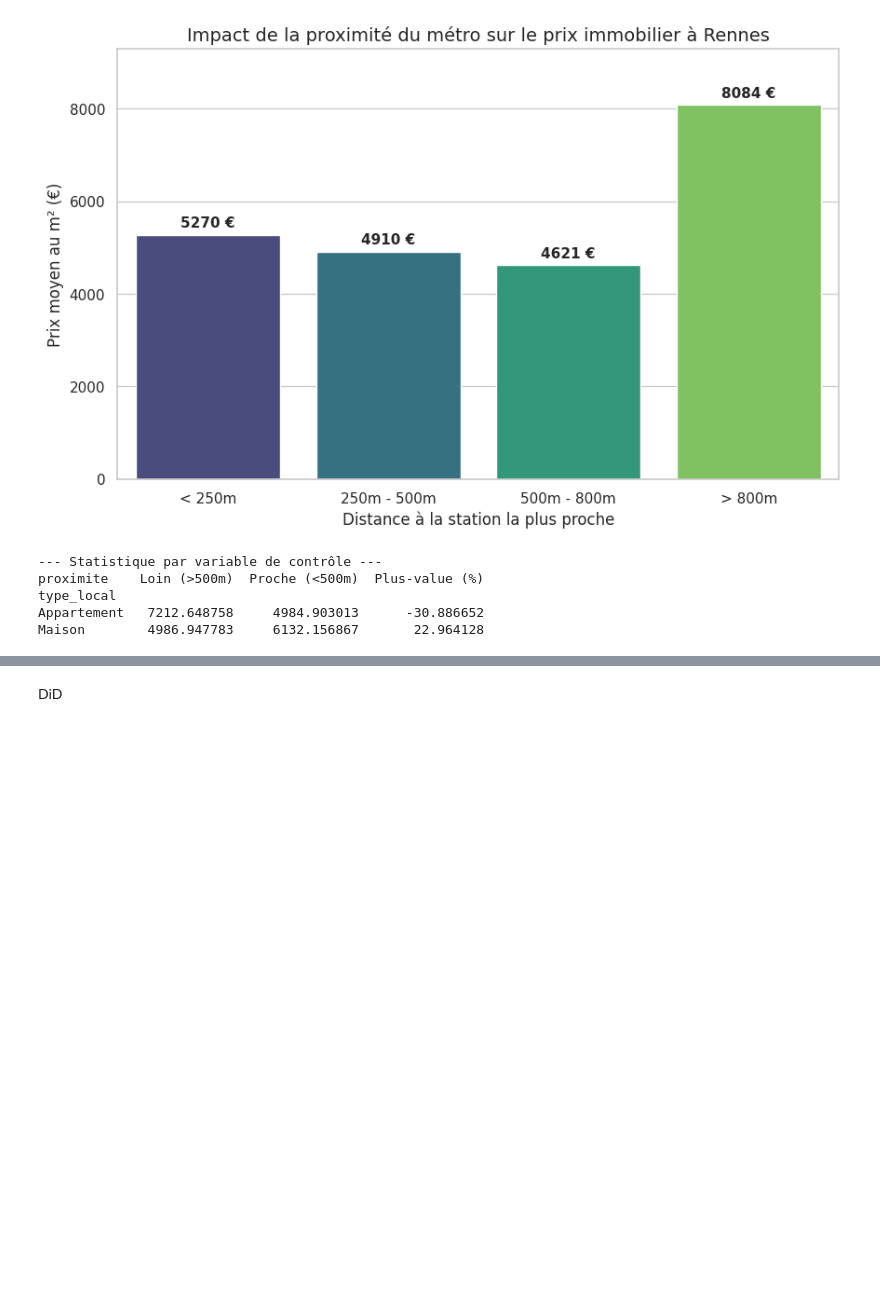
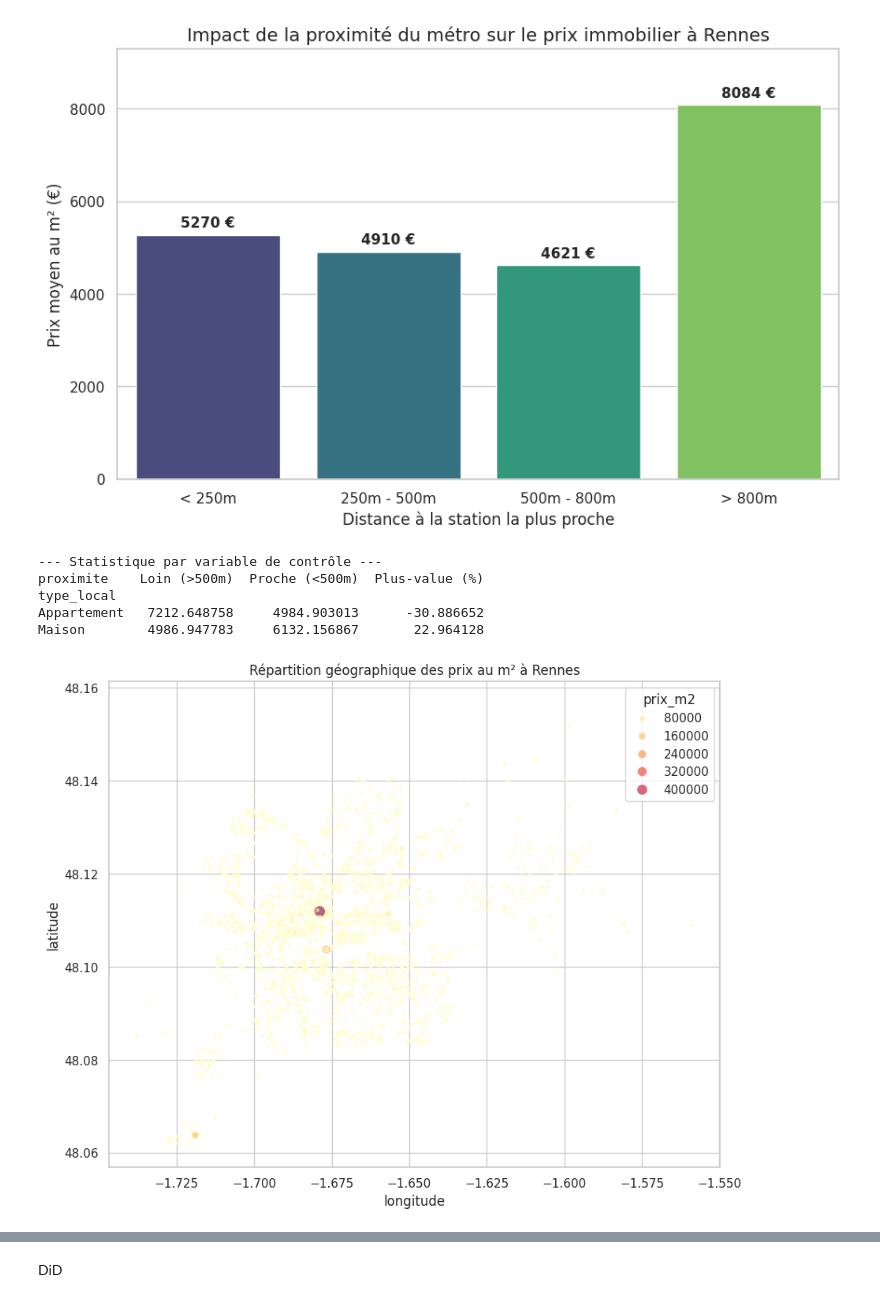
Before and after one commit to Maytenaa/Projet-python-pour-la-data-science, a Jupyter notebook: mayte.ipynb, the cells around one changed output, grey strips where cells are left out. Drawn from its saved outputs; the diff is of its cells as text; code cells hidden in the pictures; blank space fills up the shorter version.

```diff
--- a/mayte.ipynb
+++ b/mayte.ipynb
@@ -178,3 +178,11 @@ proximite    Loin (>500m)  Proche (<500m)  Plus-value (%)
 type_local
 Appartement   7212.648758     4984.903013      -30.886652
 Maison        4986.947783     6132.156867       22.964128
+# %%
+plt.figure(figsize=(10, 8))
+sns.scatterplot(data=gdf_final, x="longitude", y="latitude", hue="prix_m2",
+                palette="YlOrRd", size="prix_m2", sizes=(10, 100), alpha=0.6)
+plt.title("Répartition géographique des prix au m² à Rennes")
+plt.show()
+# %% [output]
+[figure, added]
```
Also changed, not shown: parts of 1 cell of this notebook, 1 other file.
